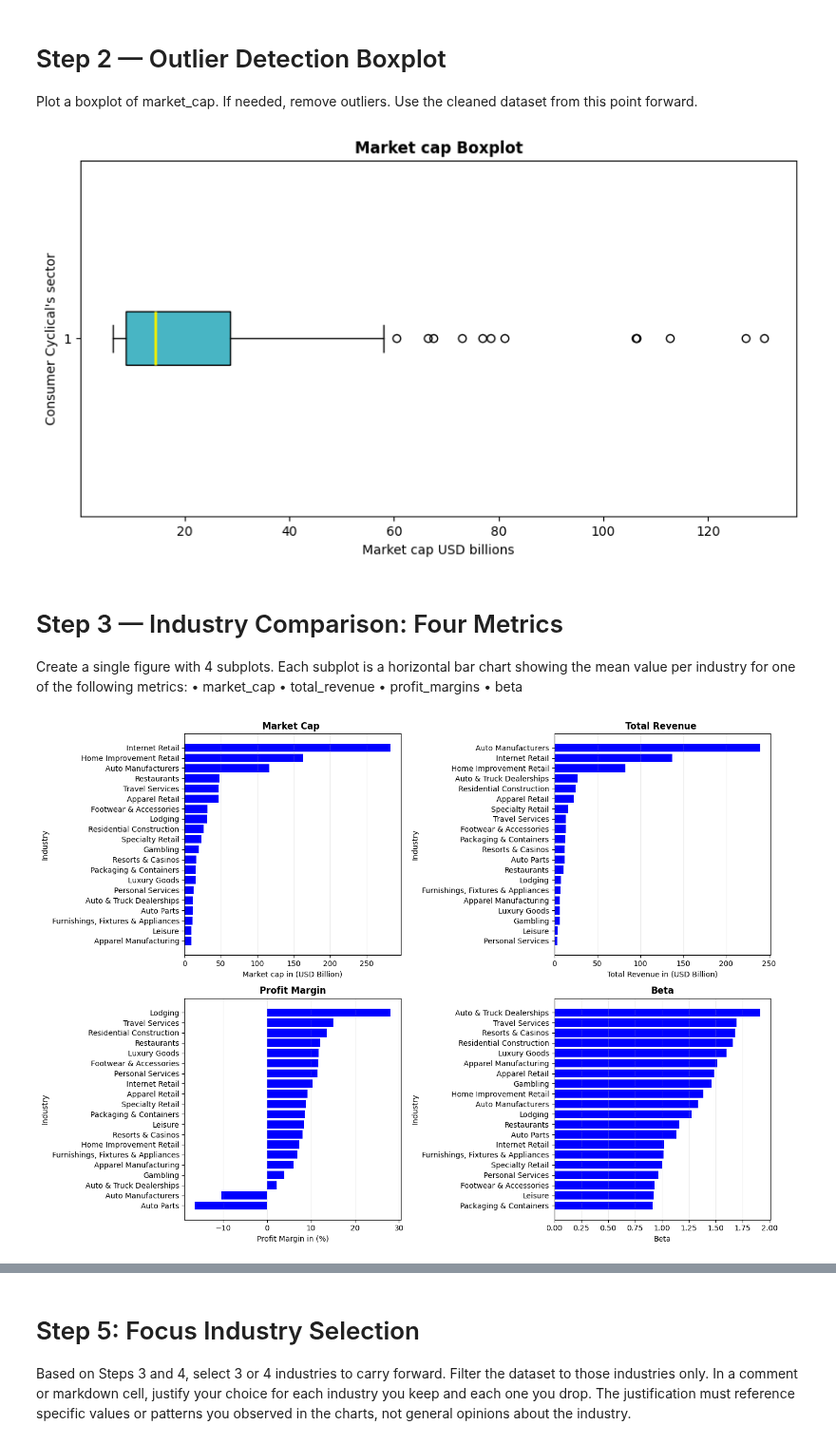
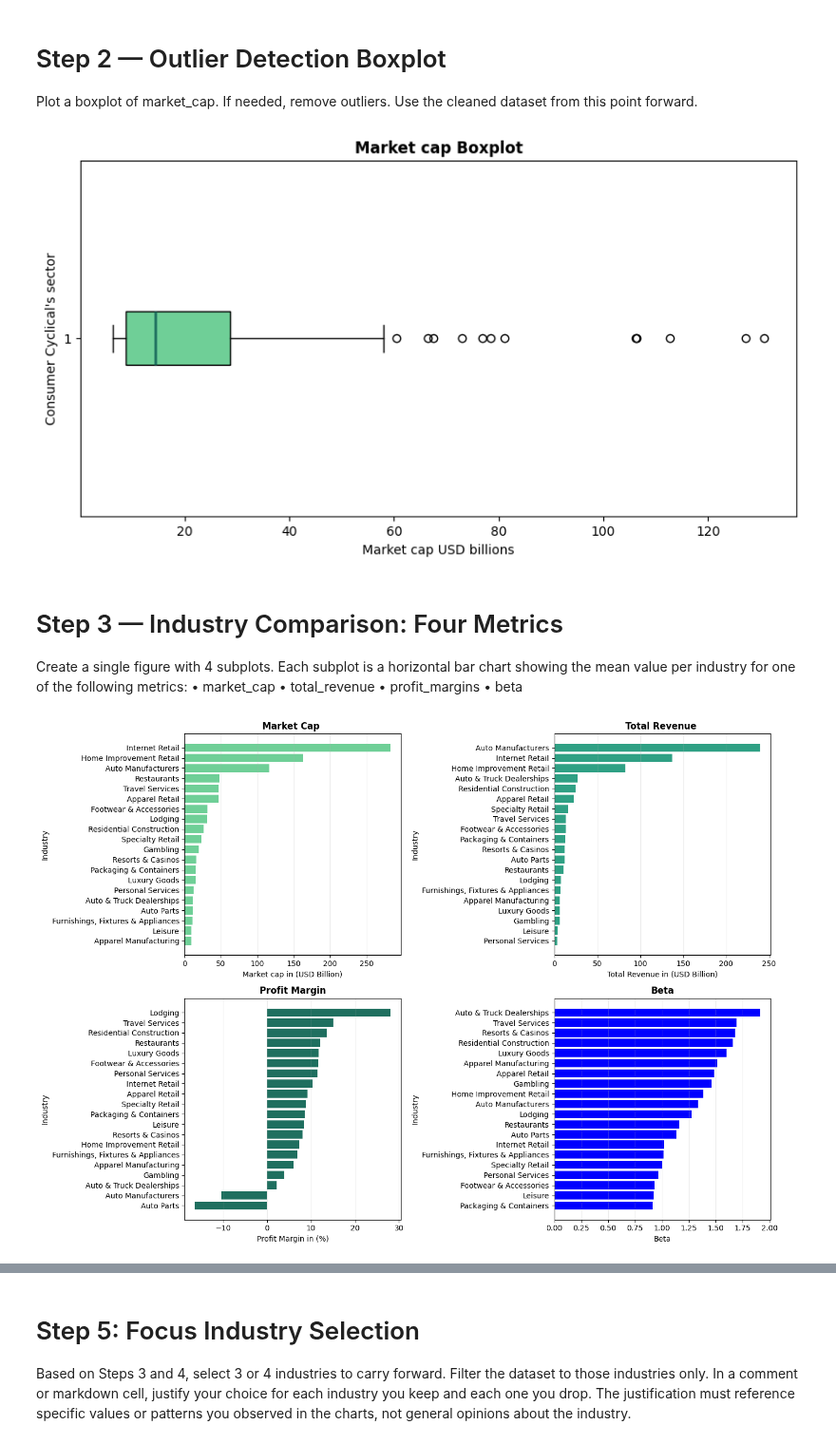
Before and after one commit to TheChris00/ChristianBDA2026, a Jupyter notebook: Homework/Homework1.ipynb, the cells around one changed output, grey strips where cells are left out. Shown at 95% size. Cells and saved outputs as stored; diff of their text form; code cells hidden in the pictures.

```diff
--- a/Homework/Homework1.ipynb
+++ b/Homework/Homework1.ipynb
@@ -166,8 +166,8 @@ ax.boxplot(
     df_cc['market_cap_b'],
     vert = False,
     patch_artist= True,
-    medianprops={"color": "#f4f100", "linewidth": 2},
-    boxprops = {"facecolor": "#48b5c4", }
+    medianprops={"color": "#1F6F5F", "linewidth": 2},
+    boxprops = {"facecolor": "#6FCF97", }
 )
 
 
@@ -180,7 +180,7 @@ plt.xlabel("Market cap USD billions")
 
 plt.show()
 # %% [output]
-[figure, old version]
+[figure, new version]
 # %% [markdown]
 # Step 3  — Industry Comparison: Four Metrics
 
@@ -245,7 +245,7 @@ ax_market_cap.barh(
 
     market_cap_industry.index,
     market_cap_industry.values,
-    color = 'Blue'
+    color = '#6FCF97'
 )
 
 ax_market_cap.set_title("Market Cap ")
@@ -262,7 +262,7 @@ ax_total_revenue.barh(
 
     total_revenue_industry.index,
     total_revenue_industry.values,
-    color = 'Blue'
+    color = '#2FA084'
 )
 
 ax_total_revenue.set_title("Total Revenue ")
@@ -279,33 +279,33 @@ ax_profit_margin.barh(
 
     profit_margins_industry.index,
     profit_margins_industry.values,
-    color = 'Blue'
+    color = '#1F6F5F'
 )
 
 
 ax_profit_margin.set_title("Profit Margin")
 ax_profit_margin.set_ylabel("Industry")
 ax_profit_margin.set_xlabel("Profit Margin in (%)")
 ax_profit_margin.grid(axis = "x", alpha = 0.25)
 
 #### quarth barh chart
 
 
 ax_beta.barh(
 
     beta_industry.index,
     beta_industry.values,
     color = 'Blue'
 )
 
 ax_beta.set_title("Beta")
 ax_beta.set_ylabel("Industry")
 ax_beta.set_xlabel("Beta")
 ax_beta.grid(axis = "x", alpha = 0.25)
 
 
 plt.tight_layout()
 plt.show()
 # %% [output]
-[figure, old version]
+[figure, new version]
 # %% [markdown]
```
Also changed, not shown: parts of 6 cells of this notebook, 1 other file.
